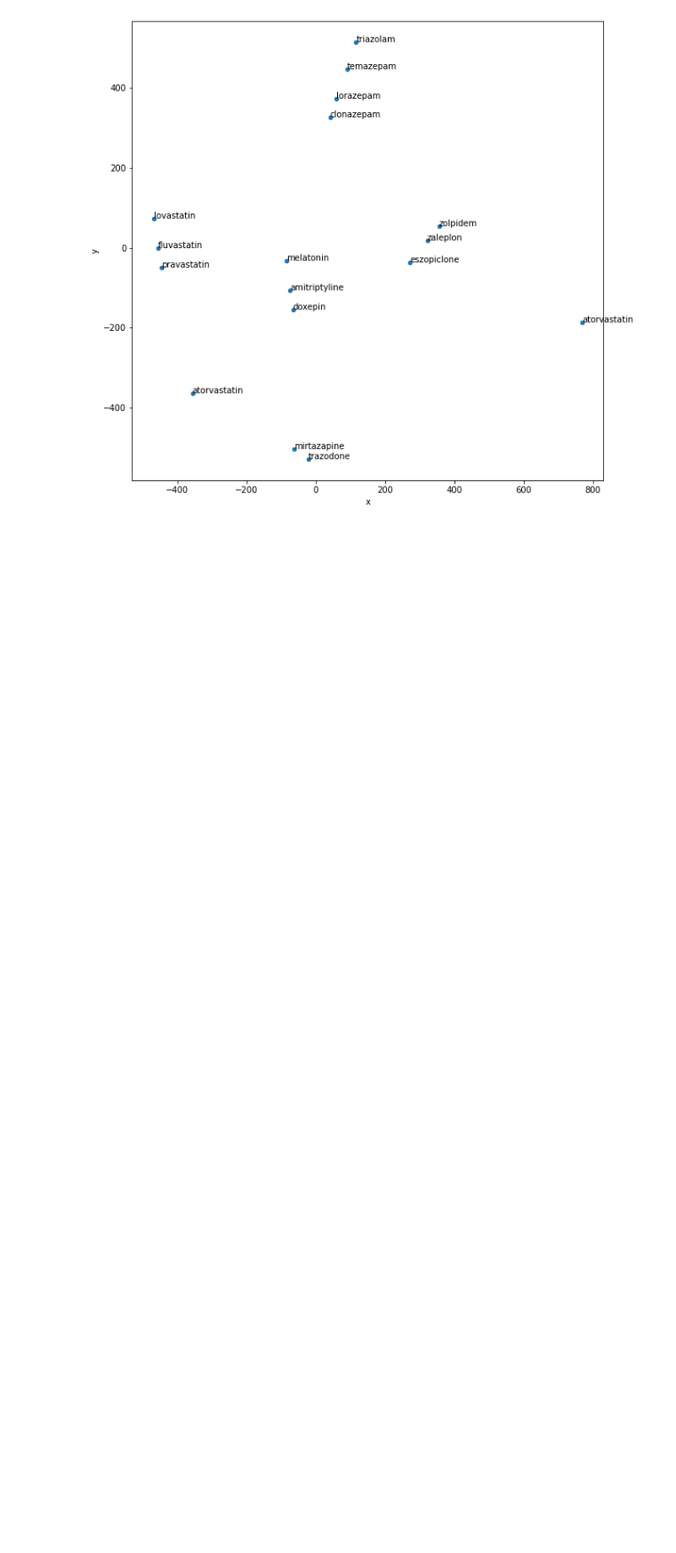
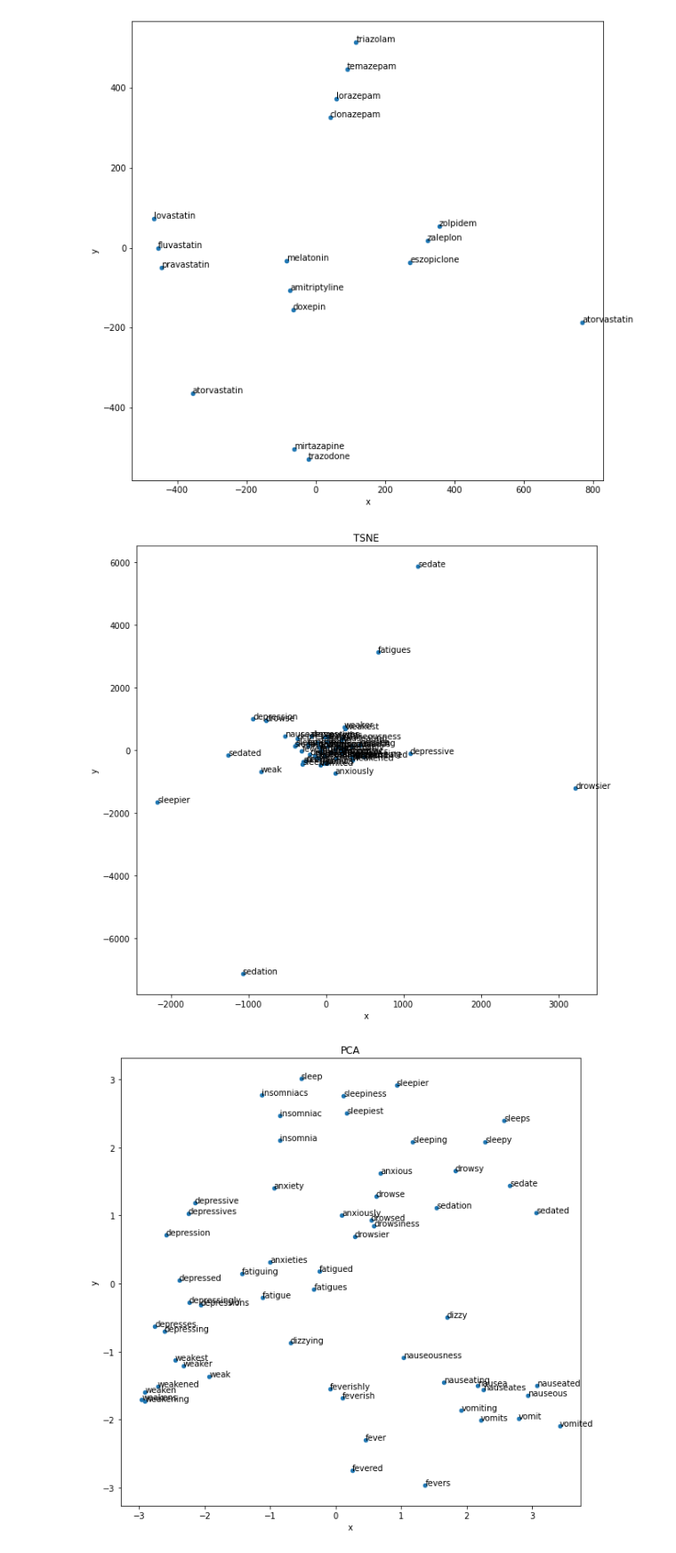
Before and after one commit to nlei1/nlp-notebooks, a Jupyter notebook: BioWordVec.ipynb, the cells around one changed output. Shown at 89% size. Saved outputs shown, nothing was run; the diff lists cells and outputs as text; code cells hidden in the pictures; blank space fills up the shorter version.

```diff
--- a/BioWordVec.ipynb
+++ b/BioWordVec.ipynb
@@ -93,3 +93,23 @@ def get_effects_table(n=20):
   for drug in insomnia_drug_names:
     result_lst.append(pd.DataFrame(model.most_similar(positive=[drug, 'effects'], negative=['medication'], topn=n), columns=['name (' + drug + ")", 'similarity (' + drug + ")"]))
   return pd.concat(result_lst, axis=1, join="inner")
+
+def forms_of_words_analysis():
+  forms_of_words_url = 'https://raw.githubusercontent.com/nlei1/csvs-for-proj/main/forms-of-words.csv'
+  forms_of_words_df = pd.read_csv(forms_of_words_url, header=None, error_bad_lines=False)
+  word_lst = []
+  for index, row in forms_of_words_df.iterrows():
+    word_lst += (row.dropna()).tolist()
+  new_lst = []
+  for thing in word_lst:
+    if thing in model.wv.vocab:
+      new_lst.append(thing)
+  embeddings_lst = get_embeddings(new_lst)
+  post_reduction = get_tsne(embeddings_lst, p_perplexity=1, p_n_iter=1000, n_components=2)
+  post_reduction_annotated = post_reduction.join(pd.DataFrame(new_lst, columns=['label']))
+  ax = post_reduction_annotated.plot(x='x',y='y',kind='scatter',figsize=(10,10), title='TSNE')
+  post_reduction_annotated[['x','y','label']].apply(lambda x: ax.text(*x),axis=1)
+  post_reduction = get_pca(embeddings_lst, n_components=2)
+  post_reduction_annotated = post_reduction.join(pd.DataFrame(new_lst, columns=['label']))
+  ax = post_reduction_annotated.plot(x='x',y='y',kind='scatter',figsize=(10,10), title='PCA')
+  post_reduction_annotated[['x','y','label']].apply(lambda x: ax.text(*x),axis=1)
@@ -261,3 +279,8 @@ post_reduction_annotated[['x','y','label']].apply(lambda x: ax.text(*x),axis=1)
 16    Text(-446.2892150878906, -48.562965393066406, ...
 dtype: object
 [figure]
+# %%
+forms_of_words_analysis()
+# %% [output]
+[figure, added]
+[figure, added]
```
Also changed, not shown: parts of 1 cell of this notebook.
